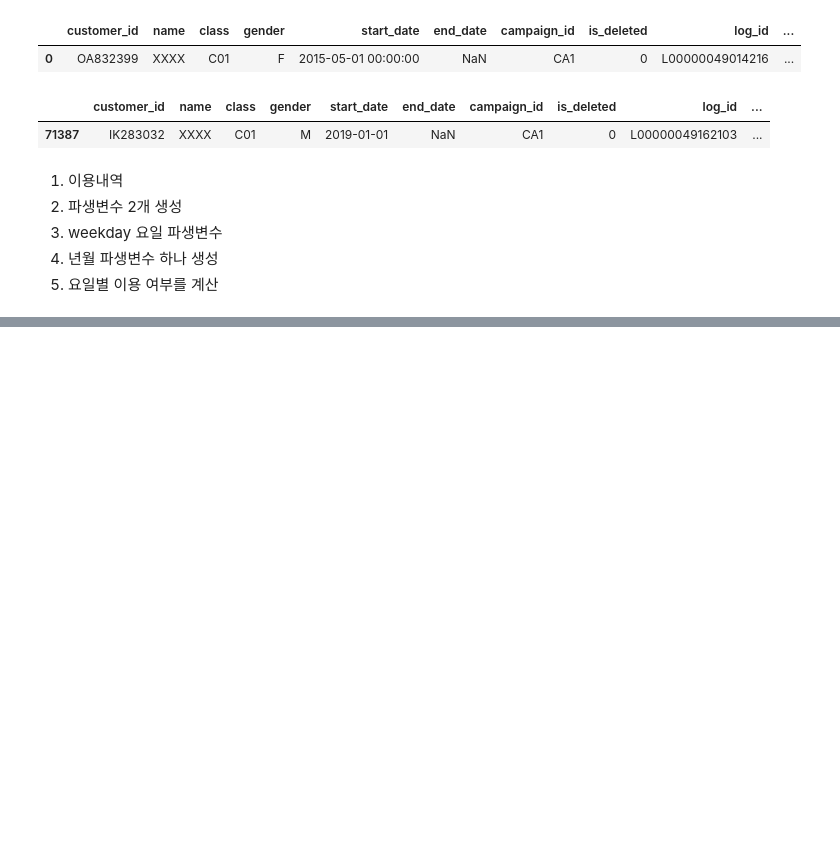
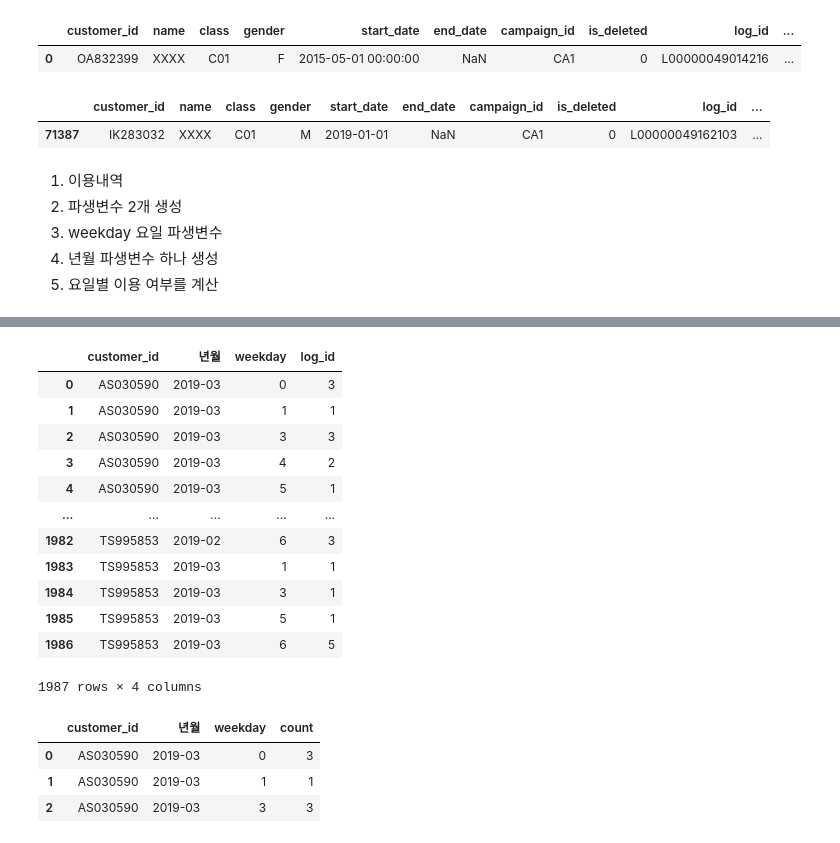
Before and after one commit to sejinhwang97ko/2023prac, a Jupyter notebook: 20230426/01_총정리.ipynb, the cells around one changed output, grey strips where cells are left out. Drawn from its saved outputs; the diff is of its cells as text; code cells hidden in the pictures; blank space fills up the shorter version.

```diff
--- a/20230426/01_총정리.ipynb
+++ b/20230426/01_총정리.ipynb
@@ -331,7 +331,7 @@ data1.head(1)
 4. 년월 파생변수 하나 생성
 5. 요일별 이용 여부를 계산
 # %%
-data['usedate'] = pd.to_datetime(data['usedate'], format="%Y-%m-%d")
+data1['usedate'] = pd.to_datetime(data1['usedate'], format="%Y-%m-%d")
 
-data['weekday'] = data['usedate'].dt.weekday
-data['년월'] = data['usedate'].dt.strftime("%Y-%m")
+data1['weekday'] = data1['usedate'].dt.weekday
+data1['년월'] = data1['usedate'].dt.strftime("%Y-%m")
@@ -348,0 +383,26 @@ Name: weekday, dtype: int64
+# %%
+use_weekday = data1.groupby(['customer_id','년월','weekday'], as_index=False).count()[['customer_id','년월','weekday','log_id']]
+use_weekday
+#'customer_id','년월','weekday'의 인덱스 없애기
+# %% [output]
+|  | customer_id | 년월 | weekday | log_id |
+| 0 | AS030590 | 2019-03 | 0 | 3 |
+| 1 | AS030590 | 2019-03 | 1 | 1 |
+| 2 | AS030590 | 2019-03 | 3 | 3 |
+| 3 | AS030590 | 2019-03 | 4 | 2 |
+| 4 | AS030590 | 2019-03 | 5 | 1 |
+| ... | ... | ... | ... | ... |
+| 1982 | TS995853 | 2019-02 | 6 | 3 |
+| 1983 | TS995853 | 2019-03 | 1 | 1 |
+| 1984 | TS995853 | 2019-03 | 3 | 1 |
+| 1985 | TS995853 | 2019-03 | 5 | 1 |
+| 1986 | TS995853 | 2019-03 | 6 | 5 |
+1987 rows × 4 columns
+# %%
+use_weekday.rename(columns={'log_id':'count'}, inplace=True)
+use_weekday.head(3)
+# %% [output]
+|  | customer_id | 년월 | weekday | count |
+| 0 | AS030590 | 2019-03 | 0 | 3 |
+| 1 | AS030590 | 2019-03 | 1 | 1 |
+| 2 | AS030590 | 2019-03 | 3 | 3 |
```
Also changed, not shown: parts of 19 cells of this notebook, 3 other files.
